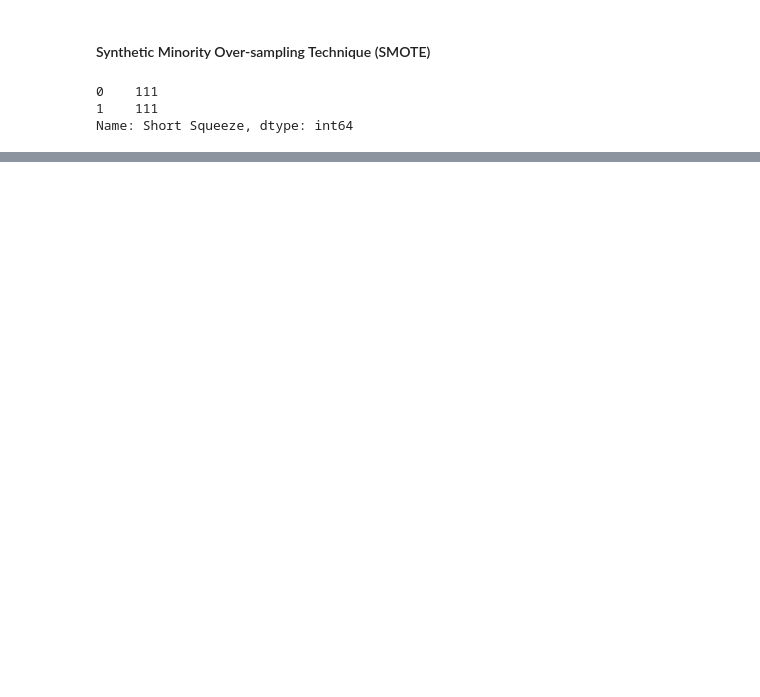
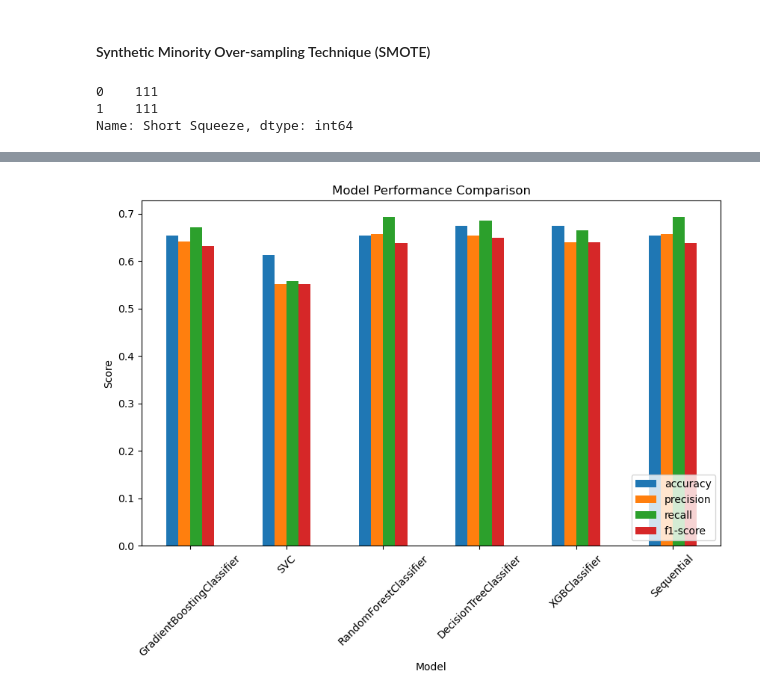
Before and after one commit to regulolanz/Pedro-Short-Squeeze-Predictor, a Jupyter notebook: Pedro_Model.ipynb, the cells around one changed output, grey strips where cells are left out. Drawn from its saved outputs; the diff is of its cells as text; code cells hidden in the pictures; blank space fills up the shorter version.

Commit message:
Adding comparison of models

```diff
--- a/Pedro_Model.ipynb
+++ b/Pedro_Model.ipynb
@@ -263,0 +265,27 @@ Confusion Matrix:
+# %%
+def plot_comparison(models):
+    metrics = ['accuracy', 'precision', 'recall', 'f1-score']
+    scores = []
+    labels = []
+
+    for model in models:
+        y_pred = model.predict(X_test_scaled)
+        if isinstance(model, xgb.XGBClassifier):
+            y_pred = (y_pred > 0.5).astype("int32")
+        else:
+            y_pred = y_pred.round().astype("int32")
+        report = classification_report(y_test, y_pred, output_dict=True)
+        scores.append([report['accuracy'], report['macro avg']['precision'], report['macro avg']['recall'], report['macro avg']['f1-score']])
+        labels.append(type(model).__name__)
+
+    scores_df = pd.DataFrame(scores, columns=metrics, index=labels)
+    scores_df.plot(kind='bar', figsize=(10, 6))
+    plt.title('Model Performance Comparison')
+    plt.xlabel('Model')
+    plt.ylabel('Score')
+    plt.xticks(rotation=45)
+    plt.legend(loc='lower right')
+    plt.show()
+# %%
+plot_comparison(models)
+# %% [output]
@@ -263,0 +293 @@ Confusion Matrix:
+[figure, added]
```
Also changed, not shown: parts of 14 cells of this notebook.
